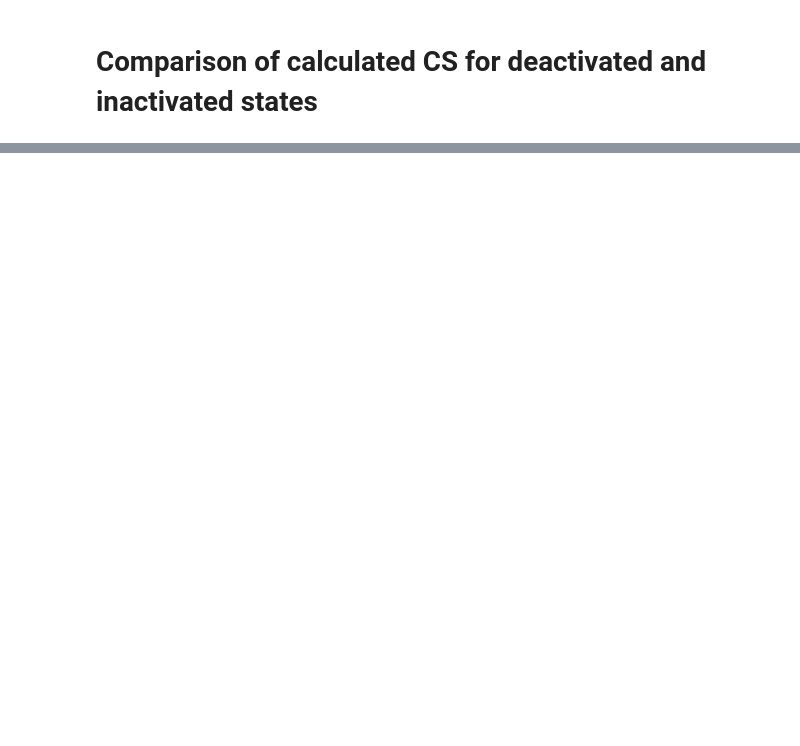
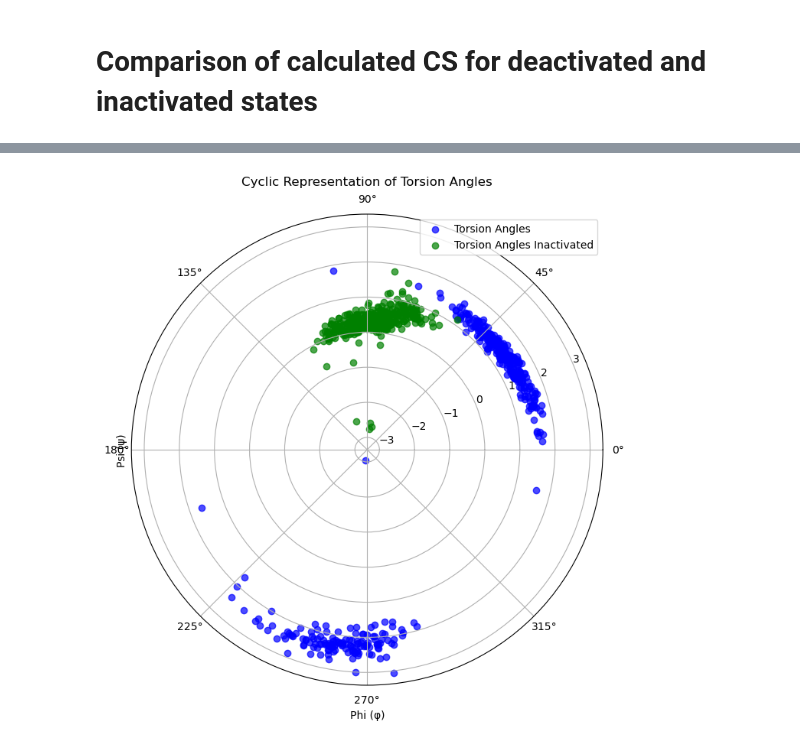
Before and after one commit to Xyunyao/KChannel_torsion_angle, a Jupyter notebook: KcsA_Deactivated_vs_inteacted_predictcs.ipynb, the cells around one changed output, grey strips where cells are left out. Saved outputs shown, nothing was run; the diff lists cells and outputs as text; code cells hidden in the pictures; blank space fills up the shorter version.

```diff
--- a/KcsA_Deactivated_vs_inteacted_predictcs.ipynb
+++ b/KcsA_Deactivated_vs_inteacted_predictcs.ipynb
@@ -150,0 +379,32 @@ plt.show()
+# %%
+# polar plot to show the cyclic representation of torsion angles
+import matplotlib.pyplot as plt
+import numpy as np
+
+# Convert angles to radians for polar plotting
+phi_de_radians = np.radians(phi_de)
+psi_de_radians = np.radians(psi_de)
+
+phi_in_radians = np.radians(phi_in)
+psi_in_radians = np.radians(psi_in)
+# Create a figure and axis for the polar plot
+
+# Create a polar plot
+fig, ax = plt.subplots(subplot_kw={'projection': 'polar'}, figsize=(8, 8))
+
+# Scatter plot of torsion angles
+ax.scatter(phi_de_radians, psi_de_radians, c='blue', alpha=0.7, label='Torsion Angles')
+ax.scatter(phi_in_radians, psi_in_radians, c='green', alpha=0.7, label='Torsion Angles Inactivated')
+
+# Add labels
+ax.set_title("Cyclic Representation of Torsion Angles", va='bottom')
+ax.set_xlabel("Phi (φ)")
+ax.set_ylabel("Psi (ψ)")
+
+# Show legend
+ax.legend(loc="upper right")
+
+# Show the plot
+plt.show()
+# %% [output]
+[figure, added]
```
Also changed, not shown: parts of 15 cells of this notebook.
